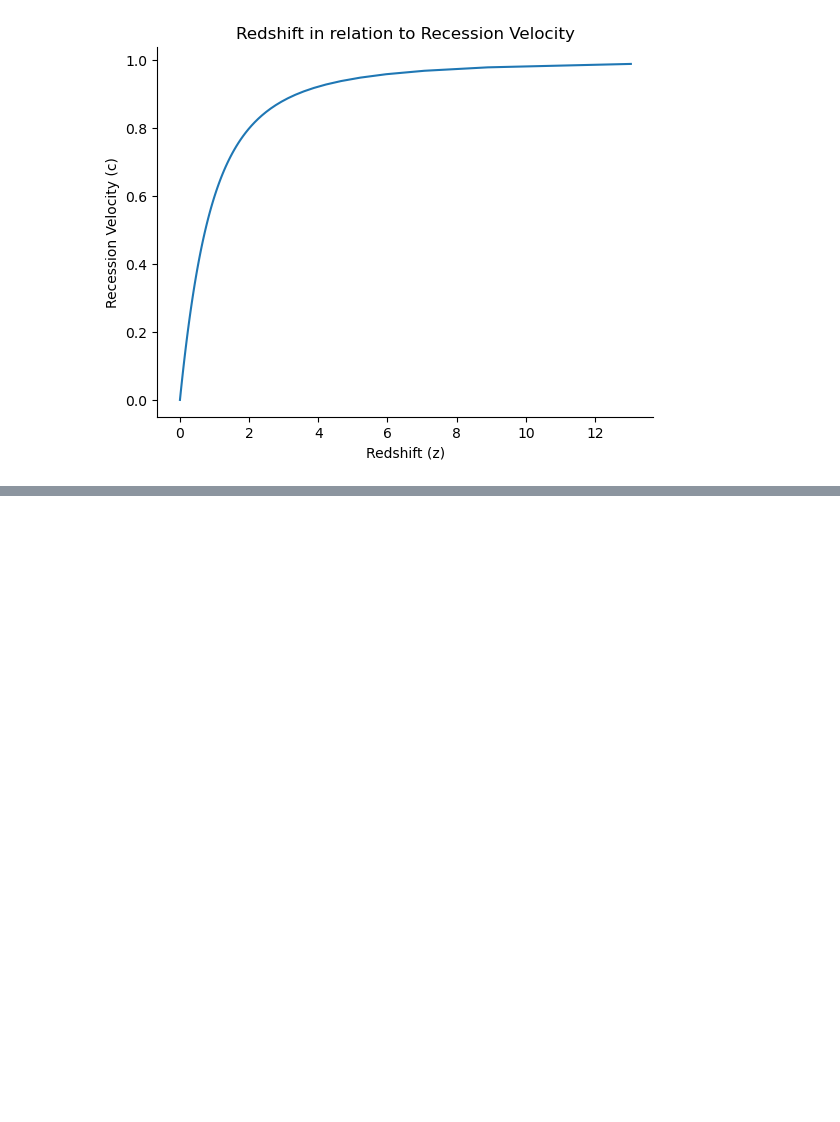
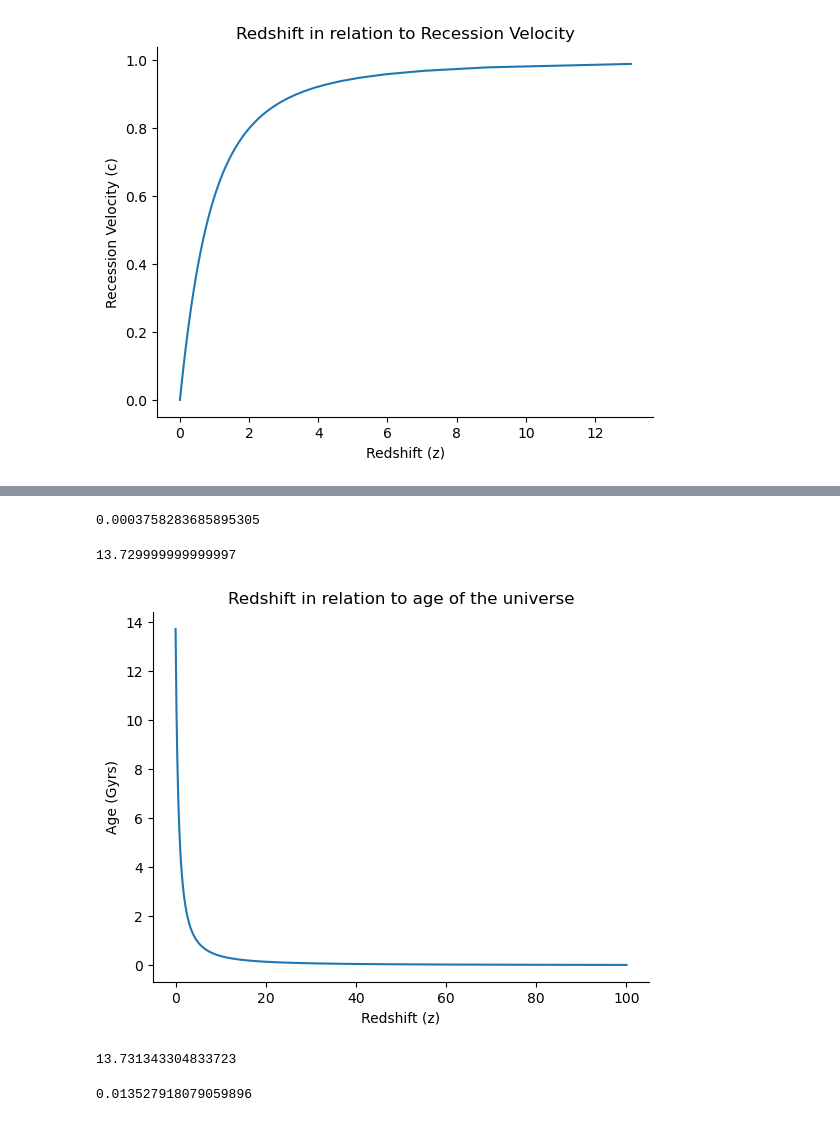
Before and after one commit to andrewjosephlehmann/AST121, a Jupyter notebook: AST121 Python Scripts/Schwarzchildradius.ipynb, the cells around one changed output, grey strips where cells are left out. Drawn from its saved outputs; the diff is of its cells as text; code cells hidden in the pictures; blank space fills up the shorter version.

```diff
--- a/AST121 Python Scripts/Schwarzchildradius.ipynb
+++ b/AST121 Python Scripts/Schwarzchildradius.ipynb
@@ -120,0 +129,44 @@ print(invzschwar(3))
+# %%
+def uniage(a):
+    return (((13.73**(2/3))*(1/(1+a)))**(3/2))
+# %%
+print(uniage(1100))
+# %% [output]
+0.0003758283685895305
+# %%
+z = np.linspace(0, 100, 1000)
+# %%
+age = uniage(z)
+# %%
+print(uniage(0))
+# %% [output]
+13.729999999999997
+# %%
+# Redshift as a function of the age of the universe #
+
+#Here is where we use matplotlib to graph our function
+fig = plt.figure()
+ax = fig.add_subplot(1, 1, 1)
+#ax.spines['left'].set_position('left')
+#ax.spines['bottom'].set_position('b')
+ax.spines['right'].set_color('none')
+ax.spines['top'].set_color('none')
+ax.xaxis.set_ticks_position('bottom')
+ax.yaxis.set_ticks_position('left')
+
+# plot the functions
+plt.plot(z,age)
+
+
+
+### Labels ###
+plt.xlabel('Redshift (z)')
+plt.ylabel('Age (Gyrs)')
+plt.title('Redshift in relation to age of the universe')
+#plt.legend(loc='upper left')
+
+
+# show the plot
+plt.show()
+# %% [output]
+[figure, added]
@@ -120,0 +177,4 @@ print(invzschwar(3))
+# %%
+print(hubbleage(71.265))
+# %% [output]
+13.731343304833723
@@ -120,0 +184,4 @@ print(invzschwar(3))
+# %%
+print(uniage(100))
+# %% [output]
+0.013527918079059896
```
Also changed, not shown: parts of 13 cells of this notebook.
